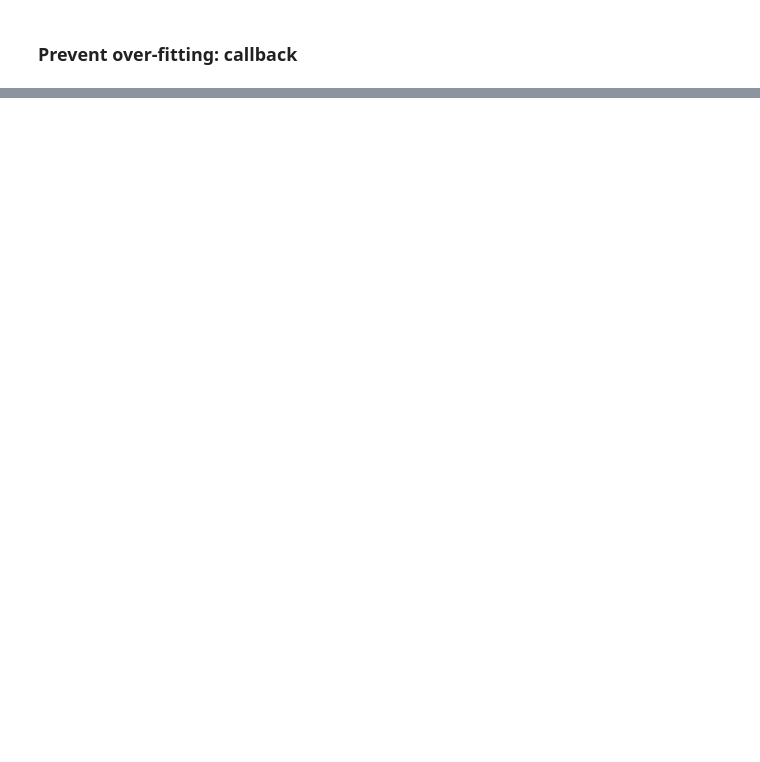
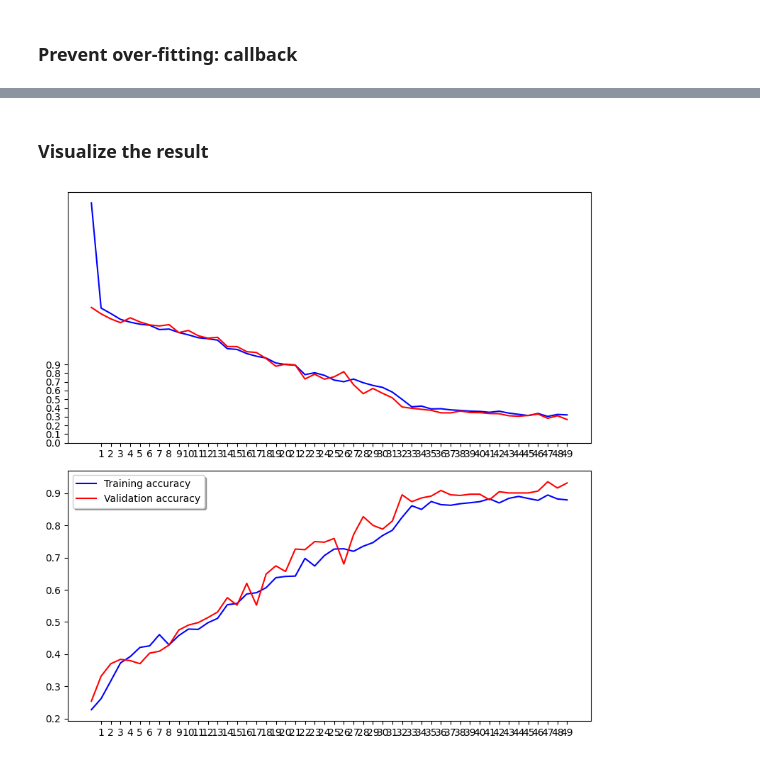
Before and after one commit to StaceyTf1999/graduateproject1_housetype.predicting, a Jupyter notebook: housing_predicting.ipynb, the cells around one changed output, grey strips where cells are left out. Saved outputs shown, nothing was run; the diff lists cells and outputs as text; code cells hidden in the pictures; blank space fills up the shorter version.

Commit message:
first version test

```diff
--- a/housing_predicting.ipynb
+++ b/housing_predicting.ipynb
@@ -128,7 +146,7 @@ _________________________________________________________________
 earlystop = EarlyStopping(patience=10)
 # %%
 # We will reduce the learning rate when then accuracy not increase for 3 steps
-learning_rate_reduction = ReduceLROnPlateau(monitor='val_acc',
+learning_rate_reduction = ReduceLROnPlateau(monitor='val_accuracy',
                                             patience=3,
                                             verbose=1,
                                             factor=0.1,
@@ -138,0 +182,12 @@ callbacks = [earlystop, learning_rate_reduction]
+# %%
+test_idg = ImageDataGenerator(rescale=1./255)
+test_imagegenerator = test_idg.flow_from_dataframe(
+    test,
+    # "D:/1999Faye/Postgraduate/Dissertation/p1_SB/street_view/street_view/",
+    "D:/1999Faye/Postgraduate/Dissertation/p1_SB/street_view/street_example/",
+    x_col='property_id',
+    y_col='propertyType',
+    target_size=IMAGE_SIZE,
+    class_mode='categorical',
+    batch_size=batch_size
+)
@@ -138,0 +220,10 @@ callbacks = [earlystop, learning_rate_reduction]
+# %%
+
+history = model.fit_generator(
+    train_imagegenerator,
+    epochs=epochs,
+    validation_data=test_imagegenerator,
+    # validation_steps=test_num//batch_size,
+    # steps_per_epoch=train_num//batch_size,
+    callbacks=callbacks
+)
@@ -138,0 +248,18 @@ callbacks = [earlystop, learning_rate_reduction]
+# %% [markdown]
+### Visualize the result
+# %%
+fig, (ax1, ax2) = plt.subplots(2, 1, figsize=(8, 8))
+ax1.plot(history.history['loss'], color='b', label="Training loss")
+ax1.plot(history.history['val_loss'], color='r', label="validation loss")
+ax1.set_xticks(np.arange(1, epochs, 1))
+ax1.set_yticks(np.arange(0, 1, 0.1))
+
+ax2.plot(history.history['accuracy'], color='b', label="Training accuracy")
+ax2.plot(history.history['val_accuracy'], color='r',label="Validation accuracy")
+ax2.set_xticks(np.arange(1, epochs, 1))
+
+legend = plt.legend(loc='best', shadow=True)
+plt.tight_layout()
+plt.show()
+# %% [output]
+[figure, added]
```
Also changed, not shown: parts of 14 cells of this notebook.
